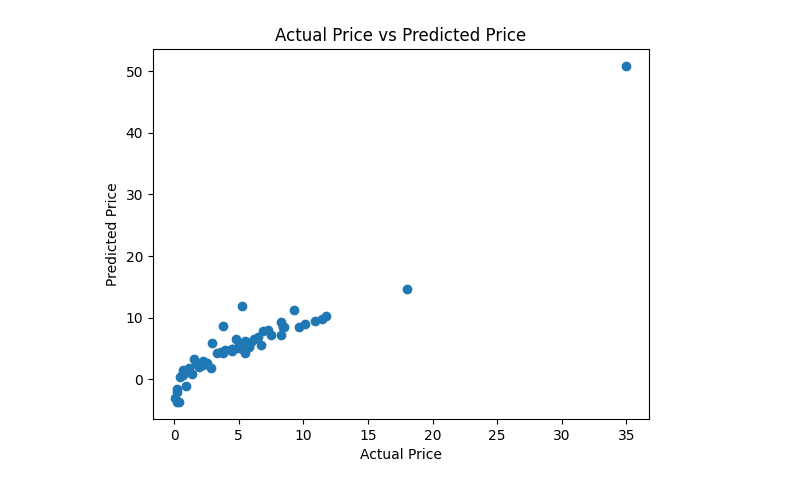
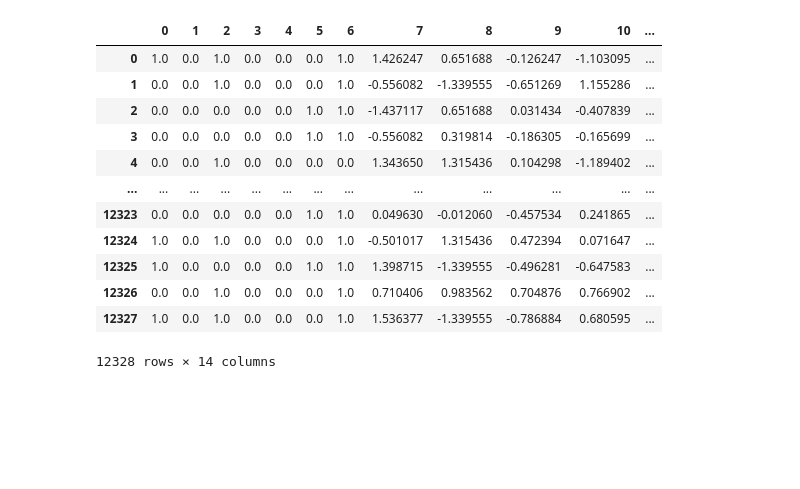
Before and after one commit to AdityaGupta-debug/MiniProject-Cardekho-website-model-price-prediction-using-Differnt-Machine-Learning-Models, a Jupyter notebook: project.ipynb, the cells around one changed output. Saved outputs shown, nothing was run; the diff lists cells and outputs as text; code cells hidden in the pictures; blank space fills up the shorter version.

```diff
--- a/project.ipynb
+++ b/project.ipynb
@@ -183,3 +148,14 @@ Name: Selling_Price, Length: 301, dtype: float64
+# %%
+num_features = X.select_dtypes(exclude="object").columns
+from sklearn.preprocessing import OneHotEncoder, StandardScaler, LabelEncoder
+from sklearn.compose import ColumnTransformer
+
+transformer = ColumnTransformer([
+    ('trf1', OneHotEncoder(drop='first', sparse_output= False), ['seller_type','fuel_type','transmission_type']),
+    ('trf2', StandardScaler(), num_features),
+], remainder='passthrough')
+# %%
+X = transformer.fit_transform(X)
 # %%
 from sklearn.model_selection import train_test_split
 
@@ -187,12 +162,0 @@ X_train, X_test, Y_train, Y_test = train_test_split(X, Y, test_size=0.2, random_
-# %%
-from sklearn.preprocessing import StandardScaler
-
-scaler = StandardScaler()
-
-X_train= scaler.fit_transform(X_train)
-X_test = scaler.transform(X_test)
-# %%
-from sklearn.linear_model import LinearRegression
-
-model = LinearRegression()
-model.fit(X_train, Y_train)
@@ -218,8 +163,16 @@ plt.show()
-# %%
-plt.scatter(Y_test, model.predict(X_test))
-plt.xlabel("Actual Price")
-plt.ylabel("Predicted Price")
-plt.title("Actual Price vs Predicted Price")
-plt.show()
-# %% [output]
-[figure, removed]
+# %%
+pd.DataFrame(X_train)
+# %% [output]
+|  | 0 | 1 | 2 | 3 | 4 | 5 | 6 | 7 | 8 | 9 | 10 | ... |
+| 0 | 1.0 | 0.0 | 1.0 | 0.0 | 0.0 | 0.0 | 1.0 | 1.426247 | 0.651688 | -0.126247 | -1.103095 | ... |
+| 1 | 0.0 | 0.0 | 1.0 | 0.0 | 0.0 | 0.0 | 1.0 | -0.556082 | -1.339555 | -0.651269 | 1.155286 | ... |
+| 2 | 0.0 | 0.0 | 0.0 | 0.0 | 0.0 | 1.0 | 1.0 | -1.437117 | 0.651688 | 0.031434 | -0.407839 | ... |
+| 3 | 0.0 | 0.0 | 0.0 | 0.0 | 0.0 | 1.0 | 1.0 | -0.556082 | 0.319814 | -0.186305 | -0.165699 | ... |
+| 4 | 0.0 | 0.0 | 1.0 | 0.0 | 0.0 | 0.0 | 0.0 | 1.343650 | 1.315436 | 0.104298 | -1.189402 | ... |
+| ... | ... | ... | ... | ... | ... | ... | ... | ... | ... | ... | ... | ... |
+| 12323 | 0.0 | 0.0 | 0.0 | 0.0 | 0.0 | 1.0 | 1.0 | 0.049630 | -0.012060 | -0.457534 | 0.241865 | ... |
+| 12324 | 1.0 | 0.0 | 1.0 | 0.0 | 0.0 | 0.0 | 1.0 | -0.501017 | 1.315436 | 0.472394 | 0.071647 | ... |
+| 12325 | 1.0 | 0.0 | 0.0 | 0.0 | 0.0 | 1.0 | 1.0 | 1.398715 | -1.339555 | -0.496281 | -0.647583 | ... |
+| 12326 | 0.0 | 0.0 | 1.0 | 0.0 | 0.0 | 0.0 | 1.0 | 0.710406 | 0.983562 | 0.704876 | 0.766902 | ... |
+| 12327 | 1.0 | 0.0 | 1.0 | 0.0 | 0.0 | 0.0 | 1.0 | 1.536377 | -1.339555 | -0.786884 | 0.680595 | ... |
+12328 rows × 14 columns
```
Also changed, not shown: parts of 47 cells of this notebook, 2 other files.
